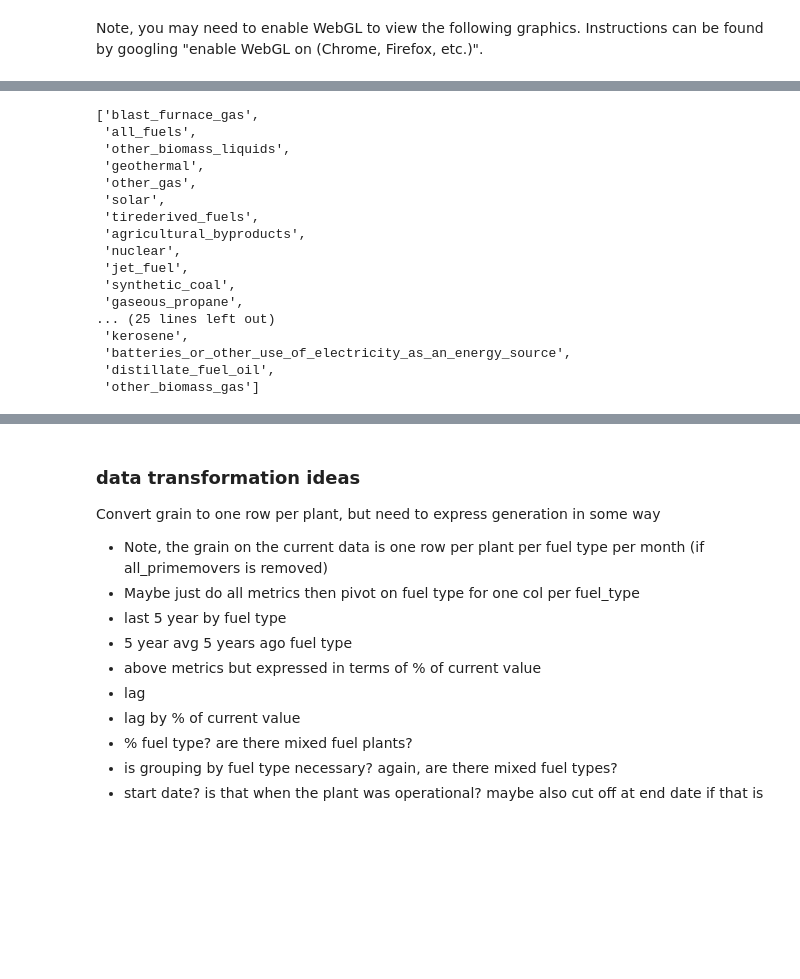
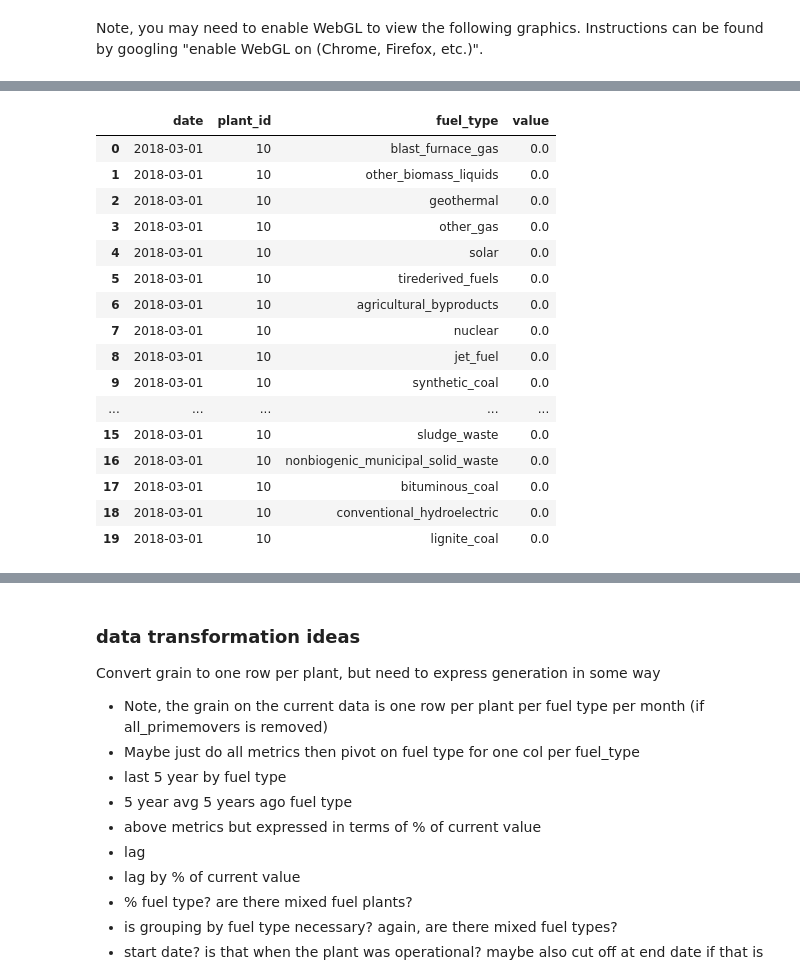
Before and after one commit to john-grando/eia-data-analysis, a Jupyter notebook: app/Notebooks/plant_level_clustering.ipynb, the cells around one changed output, grey strips where cells are left out. Saved outputs shown, nothing was run; the diff lists cells and outputs as text; code cells hidden in the pictures; blank space fills up the shorter version.

```diff
--- a/app/Notebooks/plant_level_clustering.ipynb
+++ b/app/Notebooks/plant_level_clustering.ipynb
@@ -203,3 +232,23 @@ So, fuel usage type can vary significantly based on time.  It might be worthwhil
+# %%
+electricity_formatted_df.limit(20).toPandas()
+# %% [output]
+|  | date | plant_id | fuel_type | value |
+| 0 | 2018-03-01 | 10 | blast_furnace_gas | 0.0 |
+| 1 | 2018-03-01 | 10 | other_biomass_liquids | 0.0 |
+| 2 | 2018-03-01 | 10 | geothermal | 0.0 |
+| 3 | 2018-03-01 | 10 | other_gas | 0.0 |
+| 4 | 2018-03-01 | 10 | solar | 0.0 |
+| 5 | 2018-03-01 | 10 | tirederived_fuels | 0.0 |
+| 6 | 2018-03-01 | 10 | agricultural_byproducts | 0.0 |
+| 7 | 2018-03-01 | 10 | nuclear | 0.0 |
+| 8 | 2018-03-01 | 10 | jet_fuel | 0.0 |
+| 9 | 2018-03-01 | 10 | synthetic_coal | 0.0 |
+| ... | ... | ... | ... | ... |
+| 15 | 2018-03-01 | 10 | sludge_waste | 0.0 |
+| 16 | 2018-03-01 | 10 | nonbiogenic_municipal_solid_waste | 0.0 |
+| 17 | 2018-03-01 | 10 | bituminous_coal | 0.0 |
+| 18 | 2018-03-01 | 10 | conventional_hydroelectric | 0.0 |
+| 19 | 2018-03-01 | 10 | lignite_coal | 0.0 |
 # %%
 from pyspark.sql.window import Window as pysW
 generation_lag1_windowspec = pysW\
@@ -221,35 +270,4 @@ generation_lag10_windowspec = pysW\
     .partitionBy("plant_id", "fuel_type")\
     .orderBy("year")\
     .rangeBetween(pysW.currentRow - 10, pysW.currentRow - 10)
-# %%
-electricity_df\
-    .withColumn(
-        "fuel_type",
-        pysF.when(
-            pysF.col("fuel_type").isNotNull(),
-            pysF.col("fuel_type"))\
-        .otherwise("Other")
-        )\
-    .select("fuel_type")\
-    .distinct()\
-    .rdd.map(lambda x: x[0])\
-    .collect()
-# %% [output]
-['blast_furnace_gas',
- 'all_fuels',
- 'other_biomass_liquids',
- 'geothermal',
- 'other_gas',
- 'solar',
- 'tirederived_fuels',
- 'agricultural_byproducts',
- 'nuclear',
- 'jet_fuel',
- 'synthetic_coal',
- 'gaseous_propane',
-... (25 lines left out)
- 'kerosene',
- 'batteries_or_other_use_of_electricity_as_an_energy_source',
- 'distillate_fuel_oil',
- 'other_biomass_gas']
 # %%
```
Also changed, not shown: parts of 9 cells of this notebook.
